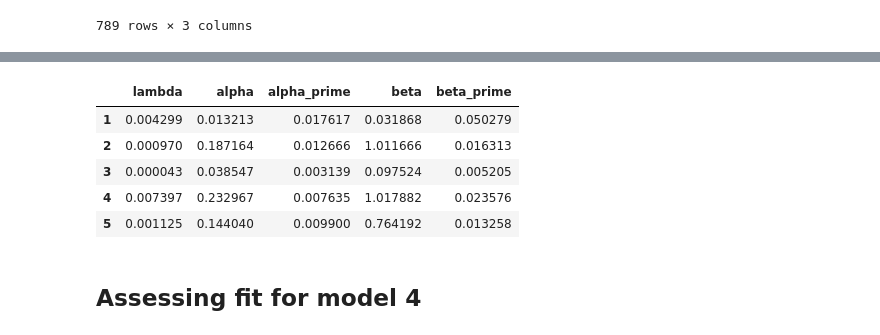
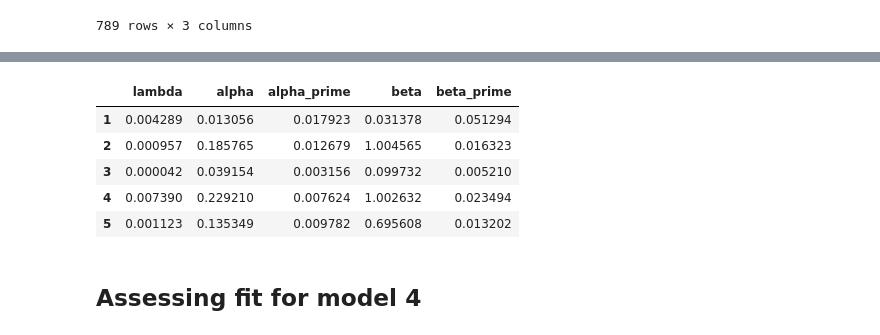
Before and after one commit to carlosaccp/Santander-SE-ME, a Jupyter notebook: code/fit_m4.ipynb, the cells around one changed output, grey strips where cells are left out. Drawn from its saved outputs; the diff is of its cells as text; code cells hidden in the pictures.

Commit message:
push data

```diff
--- a/code/fit_m4.ipynb
+++ b/code/fit_m4.ipynb
@@ -215,13 +195,14 @@ model_3_params
 | 841 | 0.000851 | 0.000851 | 9.391903e-06 |
 789 rows × 3 columns
 # %%
+unconverged_it1 = []
 N_stat = len(train_sorted_start_ids)+1
-optimal_parameters = {}
+optimal_parameters_it1 = {}
 for st_id in tqdm(train_sorted_start_ids[:N_stat]):
     # m2_station_params = model_2_params.loc[st_id].to_numpy()
     # m3_station_params = model_3_params.loc[st_id].to_numpy()
     #x0 = [np.log(m2_station_params[0]), np.log(m2_station_params[1] -m2_station_params[0] ), np.log(m3_station_params[0]), np.log(m3_station_params[1] - m3_station_params[0]), np.log(m3_station_params[-1])] # np.log(rates_dict[station.start_id.unique()[0]])]
-    x0 = -np.ones(5) * 5
+    x0 = -np.ones(5) * 3
     op_m4_log_likelihood = lambda x: -m4_log_likelihood(station_time_parameters[st_id], np.exp(x[0]), np.exp(x[1]), np.exp(x[2]), np.exp(x[1]) + np.exp(x[3]), np.exp(x[2]) + np.exp(x[4]))
     sol = op.minimize(op_m4_log_likelihood, x0, method="Nelder-Mead")
     if sol.success:
@@ -231,8 +212,9 @@ for st_id in tqdm(train_sorted_start_ids[:N_stat]):
         transformed_beta = np.exp(sol.x[1]) + np.exp(sol.x[3])
         transformed_beta_prime = np.exp(sol.x[2]) + np.exp(sol.x[4])
         max_params = [transformed_lambda, transformed_alpha, transformed_alpha_prime, transformed_beta, transformed_beta_prime]
-        optimal_parameters[st_id] = max_params
+        optimal_parameters_it1[st_id] = max_params
 
     else:
-        raise OptimizationError(f"Failed to converge for station {st_id}.")
+        unconverged_it1.append(st_id)
+        print(f"{st_id} failed to converge.")
 # %% [output]
@@ -239,0 +229,22 @@ OptimizationError: Failed to converge for station 136.
+# %%
+unconverged_it2 = []
+optimal_parameters_it2 = {}
+for st_id in tqdm(unconverged_it1):
+    # m2_station_params = model_2_params.loc[st_id].to_numpy()
+    # m3_station_params = model_3_params.loc[st_id].to_numpy()
+    #x0 = [np.log(m2_station_params[0]), np.log(m2_station_params[1] -m2_station_params[0] ), np.log(m3_station_params[0]), np.log(m3_station_params[1] - m3_station_params[0]), np.log(m3_station_params[-1])] # np.log(rates_dict[station.start_id.unique()[0]])]
+    x0 = -np.ones(5) * 5
+    op_m4_log_likelihood = lambda x: -m4_log_likelihood(station_time_parameters[st_id], np.exp(x[0]), np.exp(x[1]), np.exp(x[2]), np.exp(x[1]) + np.exp(x[3]), np.exp(x[2]) + np.exp(x[4]))
+    sol = op.minimize(op_m4_log_likelihood, x0, method="Nelder-Mead")
+    if sol.success:
+        transformed_lambda = np.exp(sol.x[0])
+        transformed_alpha = np.exp(sol.x[1])
+        transformed_alpha_prime = np.exp(sol.x[2])
+        transformed_beta = np.exp(sol.x[1]) + np.exp(sol.x[3])
+        transformed_beta_prime = np.exp(sol.x[2]) + np.exp(sol.x[4])
+        max_params = [transformed_lambda, transformed_alpha, transformed_alpha_prime, transformed_beta, transformed_beta_prime]
+        optimal_parameters_it1[st_id] = max_params
+
+    else:
+        unconverged_it2.append(st_id)
+        print(f"{st_id} failed to converge.")
@@ -240,13 +254,14 @@ OptimizationError: Failed to converge for station 136.
 # %%
-m4_param_df = pd.DataFrame(optimal_parameters.values(), index=optimal_parameters.keys(), columns = ["lambda", "alpha", "alpha_prime", "beta", "beta_prime"])
+m4_param_df = pd.DataFrame(optimal_parameters_it1.values(), index=optimal_parameters_it1.keys(), columns = ["lambda", "alpha", "alpha_prime", "beta", "beta_prime"])
+m4_param_df.to_csv("../data/M4_train_params.csv")
 m4_param_df.head()
 # %% [output]
 |  | lambda | alpha | alpha_prime | beta | beta_prime |
-| 1 | 0.004299 | 0.013213 | 0.017617 | 0.031868 | 0.050279 |
-| 2 | 0.000970 | 0.187164 | 0.012666 | 1.011666 | 0.016313 |
-| 3 | 0.000043 | 0.038547 | 0.003139 | 0.097524 | 0.005205 |
-| 4 | 0.007397 | 0.232967 | 0.007635 | 1.017882 | 0.023576 |
-| 5 | 0.001125 | 0.144040 | 0.009900 | 0.764192 | 0.013258 |
+| 1 | 0.004289 | 0.013056 | 0.017923 | 0.031378 | 0.051294 |
+| 2 | 0.000957 | 0.185765 | 0.012679 | 1.004565 | 0.016323 |
+| 3 | 0.000042 | 0.039154 | 0.003156 | 0.099732 | 0.005210 |
+| 4 | 0.007390 | 0.229210 | 0.007624 | 1.002632 | 0.023494 |
+| 5 | 0.001123 | 0.135349 | 0.009782 | 0.695608 | 0.013202 |
 # %% [markdown]
 ## Assessing fit for model 4
 # %%
```
Also changed, not shown: parts of 4 cells of this notebook, 6 other files.
